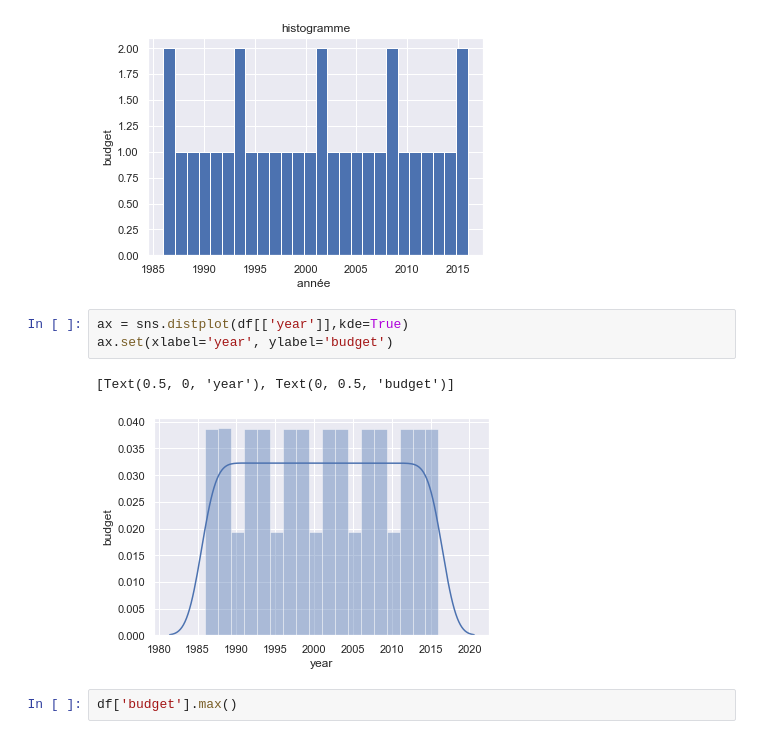
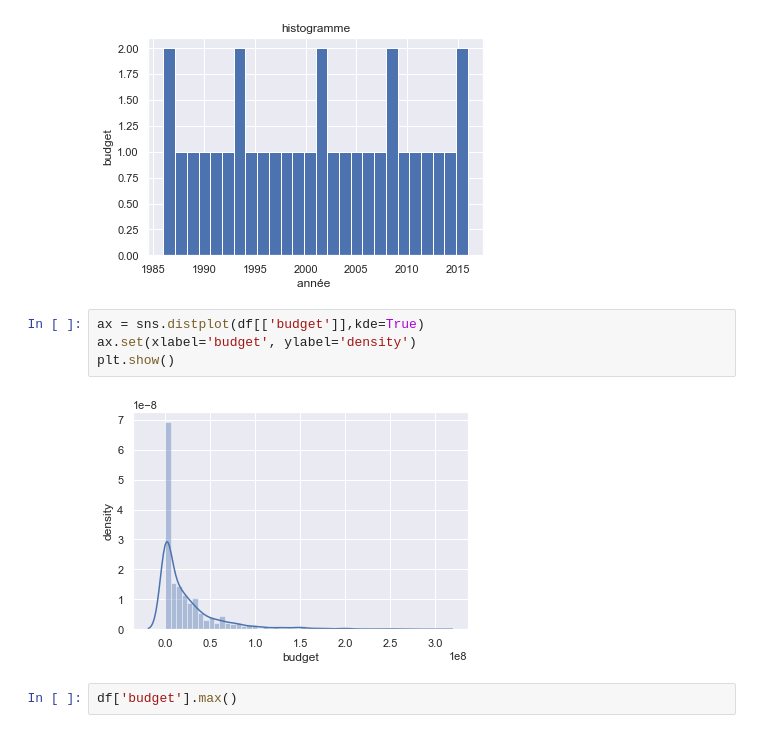
Before and after one commit to gruelg/M1-IOT-H3-PYTHON, a Jupyter notebook: Machine Learning/Mini_Projet.ipynb, the cells around one changed output. Cells and saved outputs as stored; diff of their text form.

```diff
--- a/Machine Learning/Mini_Projet.ipynb
+++ b/Machine Learning/Mini_Projet.ipynb
@@ -46,11 +46,11 @@ plt.hist(filmParAnnee['year'], bins=26)
  <BarContainer object of 26 artists>)
 [figure]
 # %%
-ax = sns.distplot(df[['year']],kde=True)
-ax.set(xlabel='year', ylabel='budget')
+ax = sns.distplot(df[['budget']],kde=True)
+ax.set(xlabel='budget', ylabel='density')
+plt.show()
 # %% [output]
-[Text(0.5, 0, 'year'), Text(0, 0.5, 'budget')]
-[figure, old version]
+[figure, new version]
 # %%
 df['budget'].max()
 # %% [output]
```
Also changed, not shown: parts of 5 cells of this notebook.
